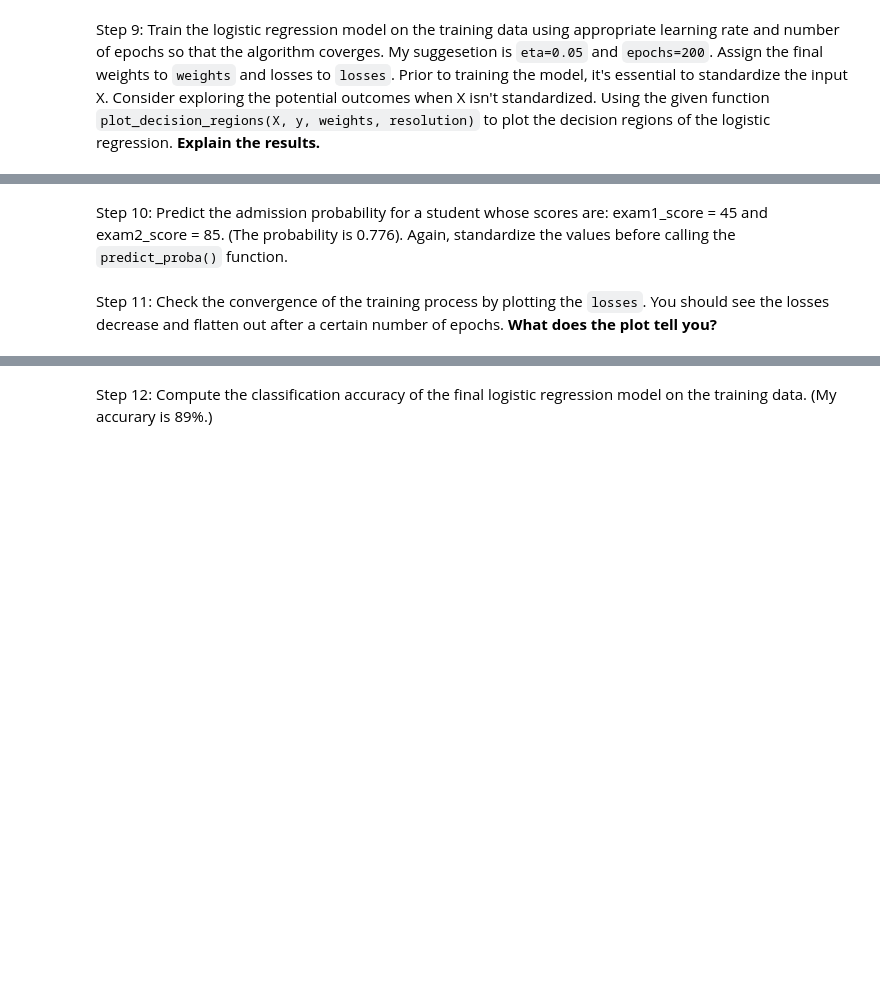
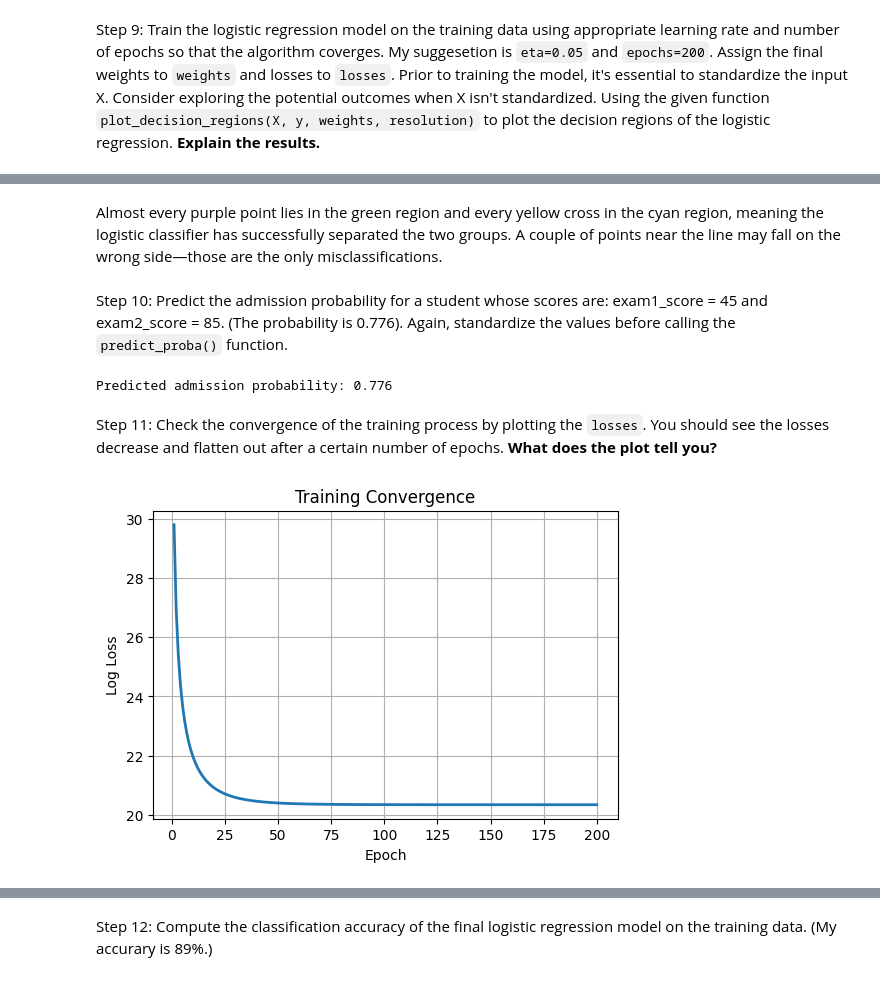
Before and after one commit to Mintass/INFO213, a Jupyter notebook: INFO213_Assignment2.ipynb, the cells around one changed output, grey strips where cells are left out. Drawn from its saved outputs; the diff is of its cells as text; code cells hidden in the pictures; blank space fills up the shorter version.

```diff
--- a/INFO213_Assignment2.ipynb
+++ b/INFO213_Assignment2.ipynb
@@ -145,11 +223,30 @@ def fit(eta, epochs, X, y, random_state=1234, verbose=False):
         print("The initial weights are: {}\nThe initial loss is: {}".format(w, loss))
 
     losses = []
+    for epoch in range(1, epochs + 1):
+        errors = computeErrors(w, X, y)
+        w[0] += eta * errors.sum()
+        w[1:] += eta * X.T.dot(errors)
 
-    ### YOUR CODE BELOW
-
-
-
-
+        curr_loss = computeLoss(w, X, y)
+        losses.append(curr_loss)
+        if verbose:
+            print(f"Epoch {epoch} — weights: {w}, loss: {curr_loss:.6f}")
 
     return w, losses
+
+# test
+X_test = df_train[['exam1_score','exam2_score']].values[:2]
+y_test = np.array([1, 1])
+# Train for 5 epochs
+w_final, losses = fit(
+    eta = 0.01,
+    epochs = 5,
+    X = X_test,
+    y = y_test,
+    random_state = 1234,
+    verbose = True
+)
+
+print("\nFinal learned weights:", w_final)
+print("Loss history:", losses)
@@ -188,5 +311,13 @@ def predict(w, X):
 # %% [markdown]
 Step 9: Train the logistic regression model on the training data using appropriate learning rate and number of epochs so that the algorithm coverges. My suggesetion is `eta=0.05` and `epochs=200`. Assign the final weights to `weights` and losses to `losses`. Prior to training the model, it's essential to standardize the input X. Consider exploring the potential outcomes when X isn't standardized. Using the given function `plot_decision_regions(X, y, weights, resolution)` to plot the decision regions of the logistic regression. **Explain the results.**
+# %%
+from sklearn.preprocessing import StandardScaler
+
+X = df_train[['exam1_score', 'exam2_score']].values
+y = df_train['decision'].values
+
+scaler = StandardScaler()
+X_std = scaler.fit_transform(X)
 # %%
 weights, losses = fit(0.05, 200, X_std, y, verbose=False)
 # %%
@@ -236,4 +370,24 @@ plt.ylabel("Exam2 Score [standardized]")
+# %% [markdown]
+Almost every purple point lies in the green region and every yellow cross in the cyan region, meaning the logistic classifier has successfully separated the two groups. A couple of points near the line may fall on the wrong side—those are the only misclassifications.
 # %% [markdown]
 Step 10: Predict the admission probability for a student whose scores are: exam1_score = 45 and exam2_score = 85. (The probability is 0.776). Again, standardize the values before calling the `predict_proba()` function.
+# %%
+new_scores = np.array([[45, 85]])
+new_scores_std = scaler.transform(new_scores)
+
+prob = predict_proba(weights, new_scores_std)
+print(f"Predicted admission probability: {prob[0]:.3f}")
+# %% [output]
+Predicted admission probability: 0.776
 # %% [markdown]
 Step 11: Check the convergence of the training process by plotting the `losses`. You should see the losses decrease and flatten out after a certain number of epochs. **What does the plot tell you?**
+# %%
+plt.figure(figsize=(6,4))
+plt.plot(range(1, len(losses)+1), losses, linewidth=2)
+plt.xlabel('Epoch')
+plt.ylabel('Log Loss')
+plt.title('Training Convergence')
+plt.grid(True)
+plt.show()
+# %% [output]
+[figure, added]
```
Also changed, not shown: parts of 35 cells of this notebook.
